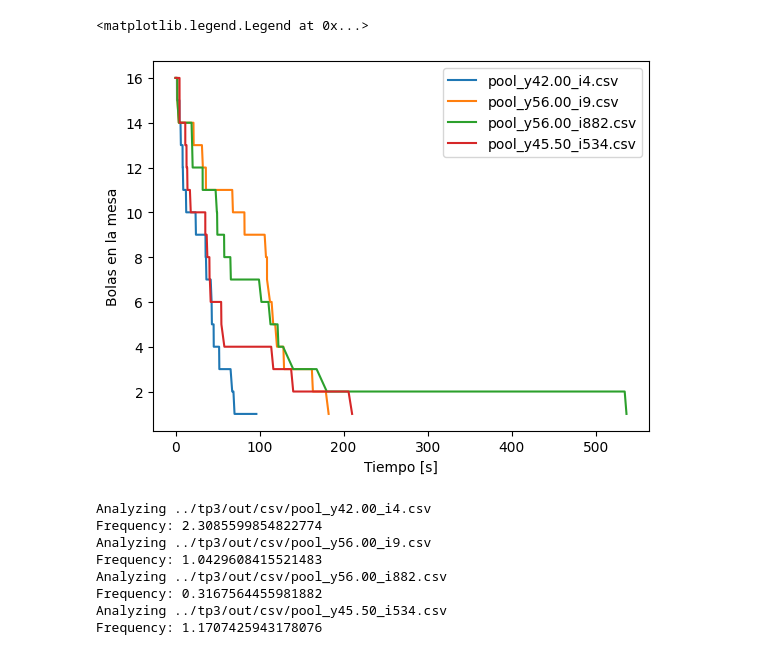
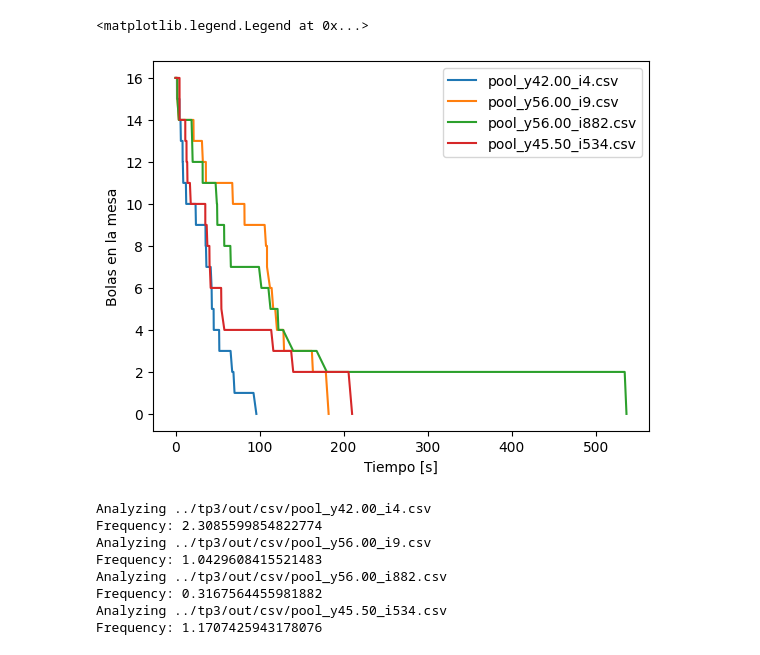
Before and after one commit to shadad00/Simulacion-de-sistemas, a Jupyter notebook: notebooks/TP3.ipynb, the cells around one changed output. Drawn from its saved outputs; the diff is of its cells as text; code cells hidden in the pictures.

```diff
--- a/notebooks/TP3.ipynb
+++ b/notebooks/TP3.ipynb
@@ -48,25 +48,26 @@ def plot_map(name,plot_map, xlabel, ylabel, log_scale, truncate_error):
 # %%
 def draw_balls_in_table_over_time(df):
     return df.groupby(['time'])['ball_id'].count()
 
 paths = ["../tp3/out/csv/pool_y42.00_i4.csv",
          "../tp3/out/csv/pool_y56.00_i9.csv",
          "../tp3/out/csv/pool_y56.00_i882.csv",
          "../tp3/out/csv/pool_y45.50_i534.csv"]
 
 
 for path in paths:
     df = pd.read_csv(path)
     df_over_time = draw_balls_in_table_over_time(df)
+    df_over_time.iloc[-1] = 0
 
     plt.plot(df_over_time, label=path.split('/')[-1])
 
 plt.xlabel('Tiempo [s]')
 plt.ylabel('Bolas en la mesa')
 plt.legend()
 # %% [output]
 <matplotlib.legend.Legend at 0x...>
-[figure, old version]
+[figure, new version]
 # %%
 def draw_cumulative_events_over_time(df):
     return df.groupby(['time'])['iter'].max().reset_index()['time'].reset_index()
```
Also changed, not shown: parts of 3 cells of this notebook.
